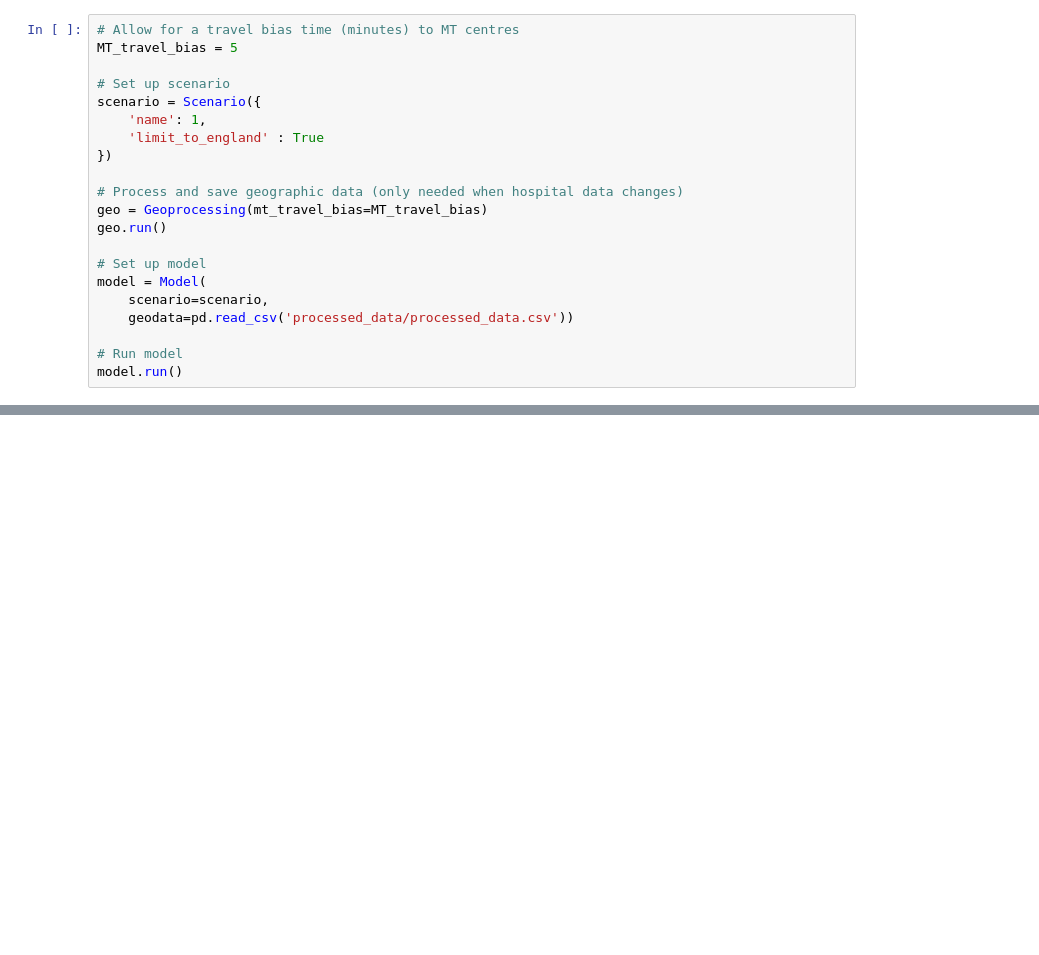
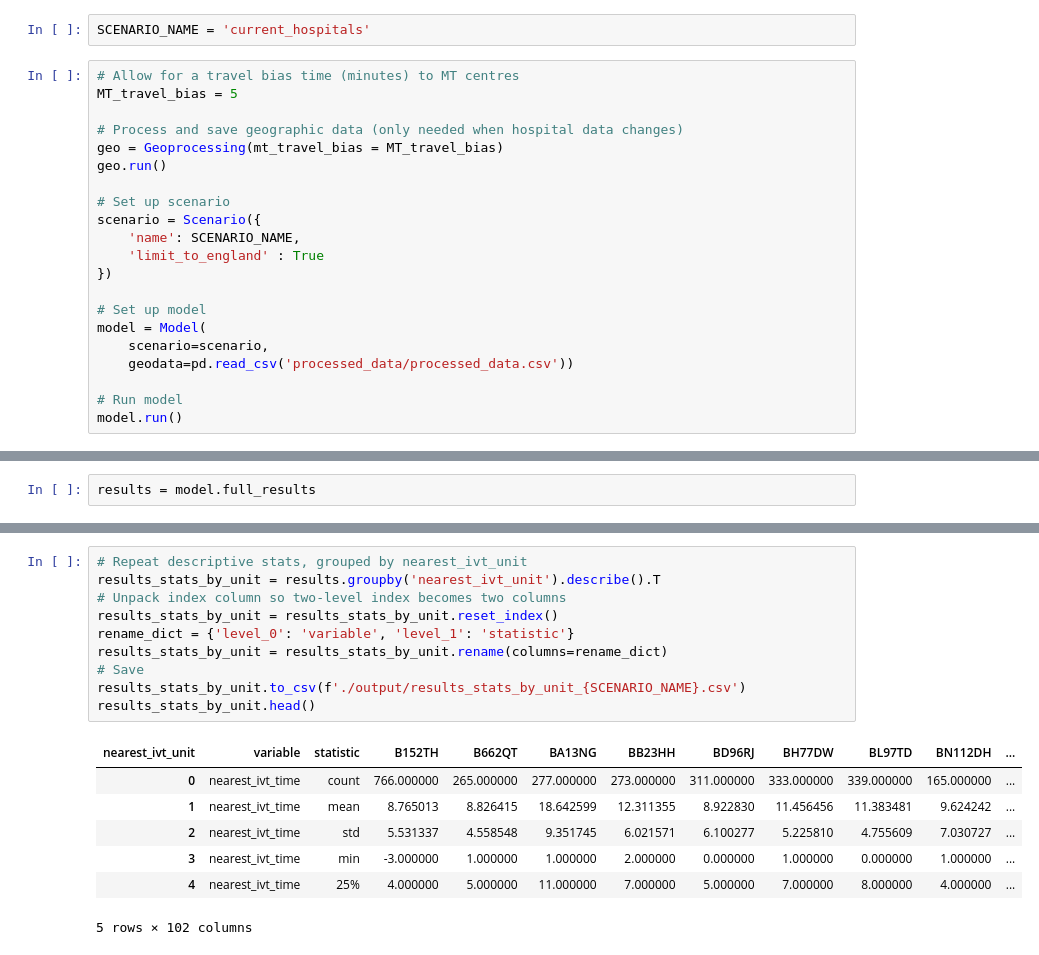
Before and after one commit to stroke-optimist/thrombectomy_location_2026, a Jupyter notebook: single_run.ipynb, the cells around one changed output, grey strips where cells are left out. Drawn from its saved outputs; the diff is of its cells as text; blank space fills up the shorter version.

```diff
--- a/single_run.ipynb
+++ b/single_run.ipynb
@@ -7,19 +13,21 @@ import pandas as pd
 from classes.geography_processing import Geoprocessing
 from classes.model import Model
 from classes.scenario import Scenario
+# %%
+SCENARIO_NAME = 'current_hospitals'
 # %%
 # Allow for a travel bias time (minutes) to MT centres
 MT_travel_bias = 5
 
+# Process and save geographic data (only needed when hospital data changes)
+geo = Geoprocessing(mt_travel_bias = MT_travel_bias)
+geo.run()
+
 # Set up scenario
 scenario = Scenario({
-    'name': 1,
+    'name': SCENARIO_NAME,
     'limit_to_england' : True
 })
-
-# Process and save geographic data (only needed when hospital data changes)
-geo = Geoprocessing(mt_travel_bias=MT_travel_bias)
-geo.run()
 
 # Set up model
 model = Model(
@@ -39,0 +44,2 @@ x.info()
+# %%
+results = model.full_results
@@ -39,0 +119,18 @@ x.info()
+# %%
+# Repeat descriptive stats, grouped by nearest_ivt_unit
+results_stats_by_unit = results.groupby('nearest_ivt_unit').describe().T
+# Unpack index column so two-level index becomes two columns
+results_stats_by_unit = results_stats_by_unit.reset_index()
+rename_dict = {'level_0': 'variable', 'level_1': 'statistic'}
+results_stats_by_unit = results_stats_by_unit.rename(columns=rename_dict)
+# Save
+results_stats_by_unit.to_csv(f'./output/results_stats_by_unit_{SCENARIO_NAME}.csv')
+results_stats_by_unit.head()
+# %% [output]
+| nearest_ivt_unit | variable | statistic | B152TH | B662QT | BA13NG | BB23HH | BD96RJ | BH77DW | BL97TD | BN112DH | ... |
+| 0 | nearest_ivt_time | count | 766.000000 | 265.000000 | 277.000000 | 273.000000 | 311.000000 | 333.000000 | 339.000000 | 165.000000 | ... |
+| 1 | nearest_ivt_time | mean | 8.765013 | 8.826415 | 18.642599 | 12.311355 | 8.922830 | 11.456456 | 11.383481 | 9.624242 | ... |
+| 2 | nearest_ivt_time | std | 5.531337 | 4.558548 | 9.351745 | 6.021571 | 6.100277 | 5.225810 | 4.755609 | 7.030727 | ... |
+| 3 | nearest_ivt_time | min | -3.000000 | 1.000000 | 1.000000 | 2.000000 | 0.000000 | 1.000000 | 0.000000 | 1.000000 | ... |
+| 4 | nearest_ivt_time | 25% | 4.000000 | 5.000000 | 11.000000 | 7.000000 | 5.000000 | 7.000000 | 8.000000 | 4.000000 | ... |
+5 rows × 102 columns
```
Also changed, not shown: parts of 15 cells of this notebook, 1 other file.
